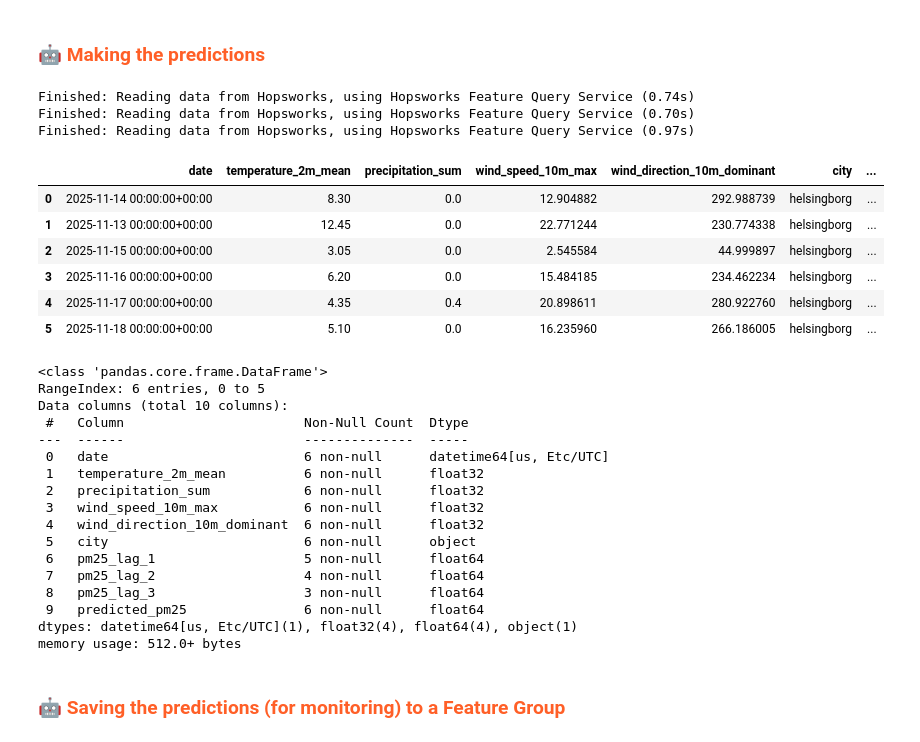
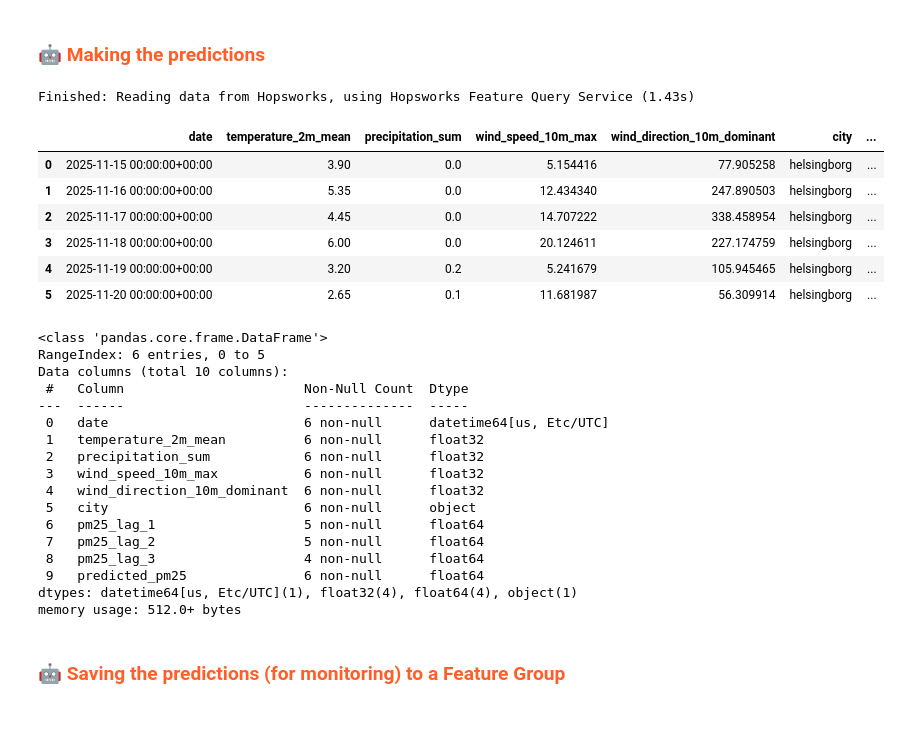
Before and after one commit to hanaeBM/mlfs-book, a Jupyter notebook: notebooks/airquality/4_air_quality_batch_inference.ipynb, the cells around one changed output. Saved outputs shown, nothing was run; the diff lists cells and outputs as text; code cells hidden in the pictures.

```diff
--- a/notebooks/airquality/4_air_quality_batch_inference.ipynb
+++ b/notebooks/airquality/4_air_quality_batch_inference.ipynb
@@ -164,63 +163,72 @@ Finished: Reading data from Hopsworks, using Hopsworks Feature Query Service (0.
 ### <span style="color:#ff5f27;">🤖 Making the predictions</span>
 # %%
 import numpy as np
+import pandas as pd
 import datetime
 
-# Initialisation
+# Initialisation des colonnes
 for lag in range(1, 4):
     batch_data[f"pm25_lag_{lag}"] = np.nan
 batch_data["predicted_pm25"] = np.nan
 
-today = datetime.date.today()
-today = today.strftime("%Y-%m-%d")
-today =pd.Timestamp(f"{today} 00:00:00+00:00",tz='UTC')
-#fill first row
+# Trier les données par date
+batch_data = batch_data.sort_values(by=['date']).reset_index(drop=True)
+
+# Récupérer "today" depuis batch_data
+today = batch_data.loc[0, "date"]
+if not isinstance(today, pd.Timestamp):
+    today = pd.Timestamp(today, tz='UTC')
+
+# Lire toutes les données du Feature Group dans un DataFrame Pandas
+air_quality_df = air_quality_fg.read()  # <-- maintenant on a un DataFrame Pandas
+
+# S'assurer que la colonne date est bien en datetime
+air_quality_df['date'] = pd.to_datetime(air_quality_df['date'], utc=True)
+
+# Remplissage de la première ligne
 for lag in [1, 2, 3]:
     date_to_fetch = today - pd.Timedelta(days=lag-1)
     feature_name = f"pm25_lag_{lag}"
 
-    filtered_df = air_quality_fg.filter(
-        (air_quality_fg.date >= date_to_fetch) &
-        (air_quality_fg.date < date_to_fetch + pd.Timedelta(days=1))
-    ).read()
+    # Filtrer par date uniquement
+    filtered_df = air_quality_df[air_quality_df['date'].dt.date == date_to_fetch.date()]
 
     if not filtered_df.empty:
-        batch_data.loc[0, feature_name] = filtered_df.loc[0, feature_name]
+        if feature_name in filtered_df.columns:
+            batch_data.loc[0, feature_name] = filtered_df.iloc[0][feature_name]
+        else:
+            batch_data.loc[0, feature_name] = filtered_df.iloc[0]["pm25"]  # ajuster si nécessaire
 
-
+# Colonnes pour le modèle
 cols = ["pm25_lag_1","pm25_lag_2","pm25_lag_3",
         "temperature_2m_mean","precipitation_sum",
         "wind_speed_10m_max","wind_direction_10m_dominant"]
 
-# prediction of first row
+# Première prédiction
 batch_data.loc[0, "predicted_pm25"] = retrieved_xgboost_model.predict(
     batch_data.loc[[0], cols]
 )[0]
 
-for i, row in batch_data.iterrows():
-    if i == 0:
-        continue
-
+# Remplissage des lignes suivantes
+for i in range(1, len(batch_data)):
     batch_data.loc[i, "pm25_lag_1"] = batch_data.loc[i-1, "predicted_pm25"]
     batch_data.loc[i, "pm25_lag_2"] = batch_data.loc[i-1, "pm25_lag_1"]
     batch_data.loc[i, "pm25_lag_3"] = batch_data.loc[i-1, "pm25_lag_2"]
 
     batch_data.loc[i, "predicted_pm25"] = retrieved_xgboost_model.predict(
         batch_data.loc[[i], cols]
     )[0]
 
 batch_data
 # %% [output]
-Finished: Reading data from Hopsworks, using Hopsworks Feature Query Service (0.74s)
-Finished: Reading data from Hopsworks, using Hopsworks Feature Query Service (0.70s)
-Finished: Reading data from Hopsworks, using Hopsworks Feature Query Service (0.97s)
+Finished: Reading data from Hopsworks, using Hopsworks Feature Query Service (1.43s)
 |  | date | temperature_2m_mean | precipitation_sum | wind_speed_10m_max | wind_direction_10m_dominant | city | ... |
-| 0 | 2025-11-14 00:00:00+00:00 | 8.30 | 0.0 | 12.904882 | 292.988739 | helsingborg | ... |
-| 1 | 2025-11-13 00:00:00+00:00 | 12.45 | 0.0 | 22.771244 | 230.774338 | helsingborg | ... |
-| 2 | 2025-11-15 00:00:00+00:00 | 3.05 | 0.0 | 2.545584 | 44.999897 | helsingborg | ... |
-| 3 | 2025-11-16 00:00:00+00:00 | 6.20 | 0.0 | 15.484185 | 234.462234 | helsingborg | ... |
-| 4 | 2025-11-17 00:00:00+00:00 | 4.35 | 0.4 | 20.898611 | 280.922760 | helsingborg | ... |
-| 5 | 2025-11-18 00:00:00+00:00 | 5.10 | 0.0 | 16.235960 | 266.186005 | helsingborg | ... |
+| 0 | 2025-11-15 00:00:00+00:00 | 3.90 | 0.0 | 5.154416 | 77.905258 | helsingborg | ... |
+| 1 | 2025-11-16 00:00:00+00:00 | 5.35 | 0.0 | 12.434340 | 247.890503 | helsingborg | ... |
+| 2 | 2025-11-17 00:00:00+00:00 | 4.45 | 0.0 | 14.707222 | 338.458954 | helsingborg | ... |
+| 3 | 2025-11-18 00:00:00+00:00 | 6.00 | 0.0 | 20.124611 | 227.174759 | helsingborg | ... |
+| 4 | 2025-11-19 00:00:00+00:00 | 3.20 | 0.2 | 5.241679 | 105.945465 | helsingborg | ... |
+| 5 | 2025-11-20 00:00:00+00:00 | 2.65 | 0.1 | 11.681987 | 56.309914 | helsingborg | ... |
 # %%
 batch_data.info()
 # %% [output]
@@ -236,8 +244,8 @@ Data columns (total 10 columns):
  4   wind_direction_10m_dominant  6 non-null      float32
  5   city                         6 non-null      object
  6   pm25_lag_1                   5 non-null      float64
- 7   pm25_lag_2                   4 non-null      float64
- 8   pm25_lag_3                   3 non-null      float64
+ 7   pm25_lag_2                   5 non-null      float64
+ 8   pm25_lag_3                   4 non-null      float64
  9   predicted_pm25               6 non-null      float64
 dtypes: datetime64[us, Etc/UTC](1), float32(4), float64(4), object(1)
 memory usage: 512.0+ bytes
```
Also changed, not shown: parts of 13 cells of this notebook, 2 other files.
